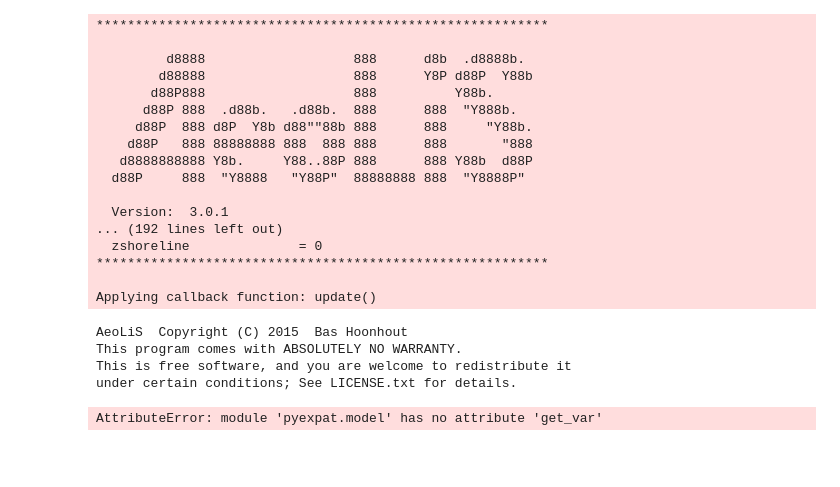
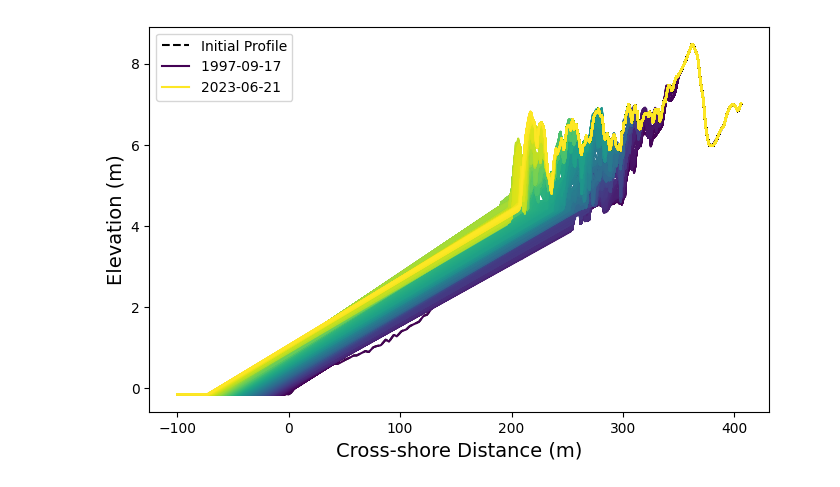
Before and after one commit to openearth/aeolis-python, a Jupyter notebook: aeolis/examples/longterm_dune_growth/run_aeolis.ipynb, the cells around one changed output. Drawn from its saved outputs; the diff is of its cells as text; code cells hidden in the pictures; blank space fills up the shorter version.

Commit message:
Troubleshooting callback function for wet_supply function and vegetation death - all for longterm_dune_growth examples

```diff
--- a/aeolis/examples/longterm_dune_growth/run_aeolis.ipynb
+++ b/aeolis/examples/longterm_dune_growth/run_aeolis.ipynb
@@ -8,43 +8,25 @@ import matplotlib.pyplot as plt
 from datetime import datetime, timedelta
 import mat4py as mt
 # %%
-sys.path.append(os.getcwd())
+# sys.path.append(os.getcwd())
 
-basefolder = r'/home/server/pi/homes/heminwas/aeolis_sed'
+# basefolder = r'/home/server/pi/homes/heminwas/aeolis_sed'
 
 aeolis_directory = r'/home/server/pi/homes/heminwas/aeolis_sed/aeolis-python/aeolis'
-model_directory = r'/home/server/pi/homes/heminwas/aeolis_sed/aeolis-python/aeolis/examples/longterm_dune_growth'
+# model_directory = r'/home/server/pi/homes/heminwas/aeolis_sed/aeolis-python/aeolis/examples/longterm_dune_growth'
 
-sys.path.append(aeolis_directory)
-from console_debug import *
+#FOR SHORT COURSE
+basefolder = r'/home/server/pi/homes/heminwas/aeolis_sed'
+model_directory = r'/home/server/pi/homes/heminwas/aeolis_sed/aeolis-python/aeolis/examples/longterm_dune_growth/short_course_activity'
 
-scenario = 'aeolis'
+
+# sys.path.append(aeolis_directory)
+# from console_debug import *
+
+scenario = 'aeolis_veg_ck1'
 run = os.path.join(model_directory, scenario +str('.txt'))
 
-aeolis_debug(run)
+# aeolis_debug(run)
-# %% [output]
-**********************************************************
-
-         d8888                   888      d8b  .d8888b.
-        d88888                   888      Y8P d88P  Y88b
-       d88P888                   888          Y88b.
-      d88P 888  .d88b.   .d88b.  888      888  "Y888b.
-     d88P  888 d8P  Y8b d88""88b 888      888     "Y88b.
-    d88P   888 88888888 888  888 888      888       "888
-   d8888888888 Y8b.     Y88..88P 888      888 Y88b  d88P
-  d88P     888  "Y8888   "Y88P"  88888888 888  "Y8888P"
-
-  Version:  3.0.1
-... (192 lines left out)
-  zshoreline              = 0
-**********************************************************
-
-Applying callback function: update()
-AeoLiS  Copyright (C) 2015  Bas Hoonhout
-This program comes with ABSOLUTELY NO WARRANTY.
-This is free software, and you are welcome to redistribute it
-under certain conditions; See LICENSE.txt for details.
-AttributeError: module 'pyexpat.model' has no attribute 'get_var'
 # %%
 def extract_netcdf(file):
 
@@ -77,7 +59,11 @@ def plot(x, zb_all, time, figname ):
 # %%
 file = scenario +'.nc'
 path = os.path.join(model_directory, file)
 fig_folder = os.path.join(model_directory,'figures')
 
-x, zbi, zbf, zb_all, time, dates = extract_netcdf(path,fig_folder)
-fig1 = plot(x, zb_all, time, 'aeolis_ex.png')
+x, zbi, zbf, zb_all, time, dates = extract_netcdf(path)
+
+os.chdir(fig_folder)
+fig1 = plot(x, zb_all, time, scenario + '.png')
+# %% [output]
+[figure, added]
```
Also changed, not shown: 4 other files.
